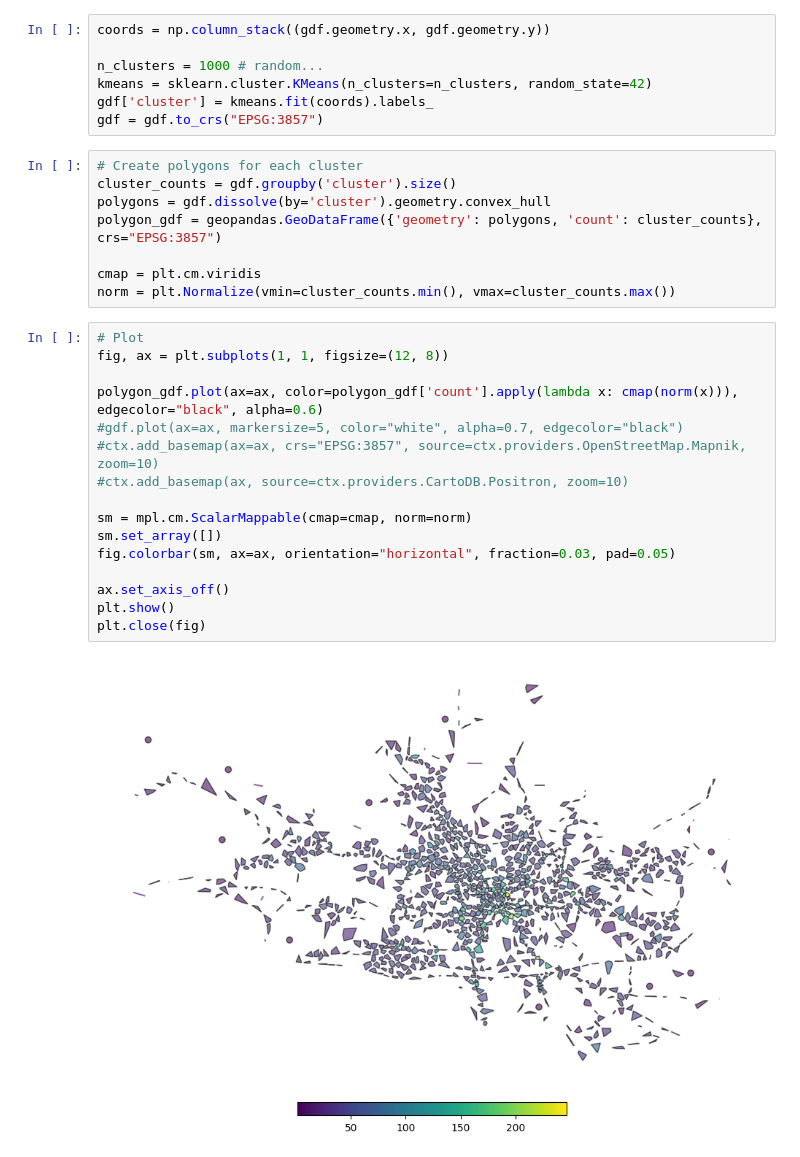
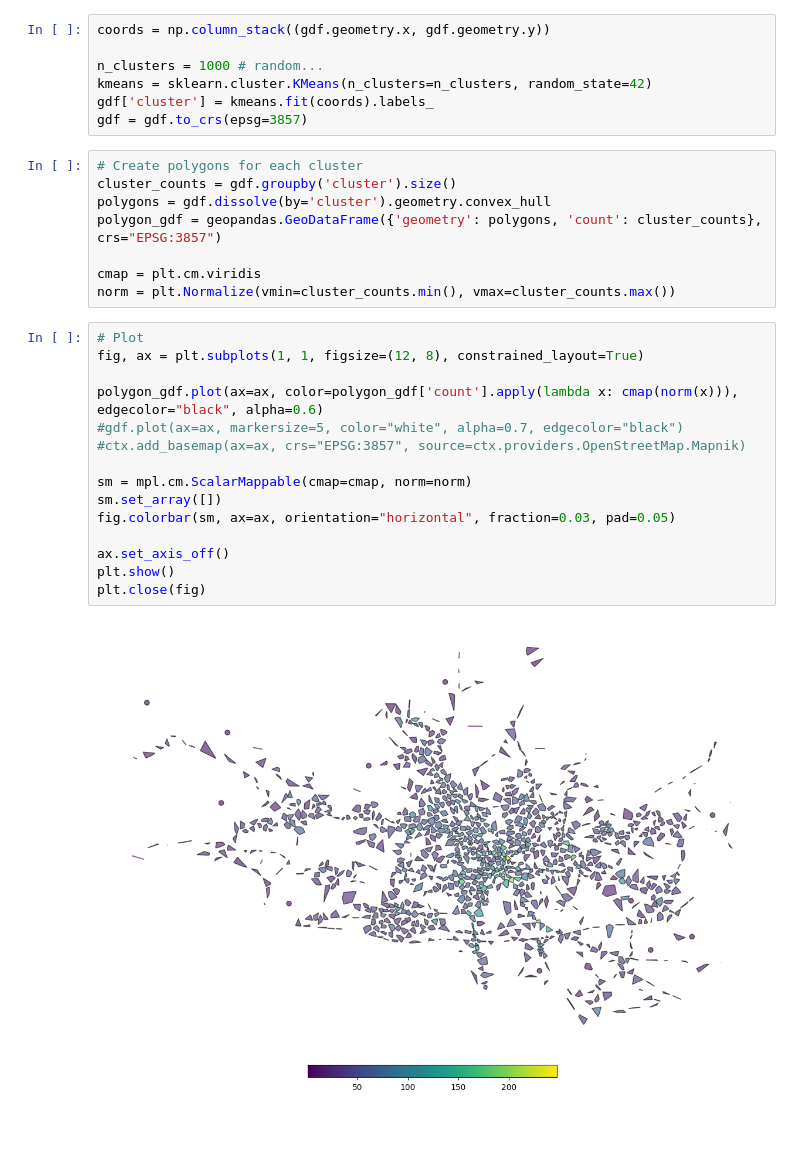
Before and after one commit to jiri-bartosik01/bsec-2025, a Jupyter notebook: analysis/analyse-xbarto0m.ipynb, the cells around one changed output. Saved outputs shown, nothing was run; the diff lists cells and outputs as text; blank space fills up the shorter version.

```diff
--- a/analysis/analyse-xbarto0m.ipynb
+++ b/analysis/analyse-xbarto0m.ipynb
@@ -140,7 +134,7 @@ coords = np.column_stack((gdf.geometry.x, gdf.geometry.y))
 n_clusters = 1000 # random...
 kmeans = sklearn.cluster.KMeans(n_clusters=n_clusters, random_state=42)
 gdf['cluster'] = kmeans.fit(coords).labels_
-gdf = gdf.to_crs("EPSG:3857")
+gdf = gdf.to_crs(epsg=3857)
 # %%
 # Create polygons for each cluster
 cluster_counts = gdf.groupby('cluster').size()
@@ -151,19 +145,18 @@ cmap = plt.cm.viridis
 norm = plt.Normalize(vmin=cluster_counts.min(), vmax=cluster_counts.max())
 # %%
 # Plot
-fig, ax = plt.subplots(1, 1, figsize=(12, 8))
+fig, ax = plt.subplots(1, 1, figsize=(12, 8), constrained_layout=True)
 
 polygon_gdf.plot(ax=ax, color=polygon_gdf['count'].apply(lambda x: cmap(norm(x))), edgecolor="black", alpha=0.6)
 #gdf.plot(ax=ax, markersize=5, color="white", alpha=0.7, edgecolor="black")
-#ctx.add_basemap(ax=ax, crs="EPSG:3857", source=ctx.providers.OpenStreetMap.Mapnik, zoom=10)
-#ctx.add_basemap(ax, source=ctx.providers.CartoDB.Positron, zoom=10)
+#ctx.add_basemap(ax=ax, crs="EPSG:3857", source=ctx.providers.OpenStreetMap.Mapnik)
 
 sm = mpl.cm.ScalarMappable(cmap=cmap, norm=norm)
 sm.set_array([])
 fig.colorbar(sm, ax=ax, orientation="horizontal", fraction=0.03, pad=0.05)
 
 ax.set_axis_off()
 plt.show()
 plt.close(fig)
 # %% [output]
-[figure, old version]
+[figure, new version]
```
Also changed, not shown: parts of 8 cells of this notebook, 1 other file.
